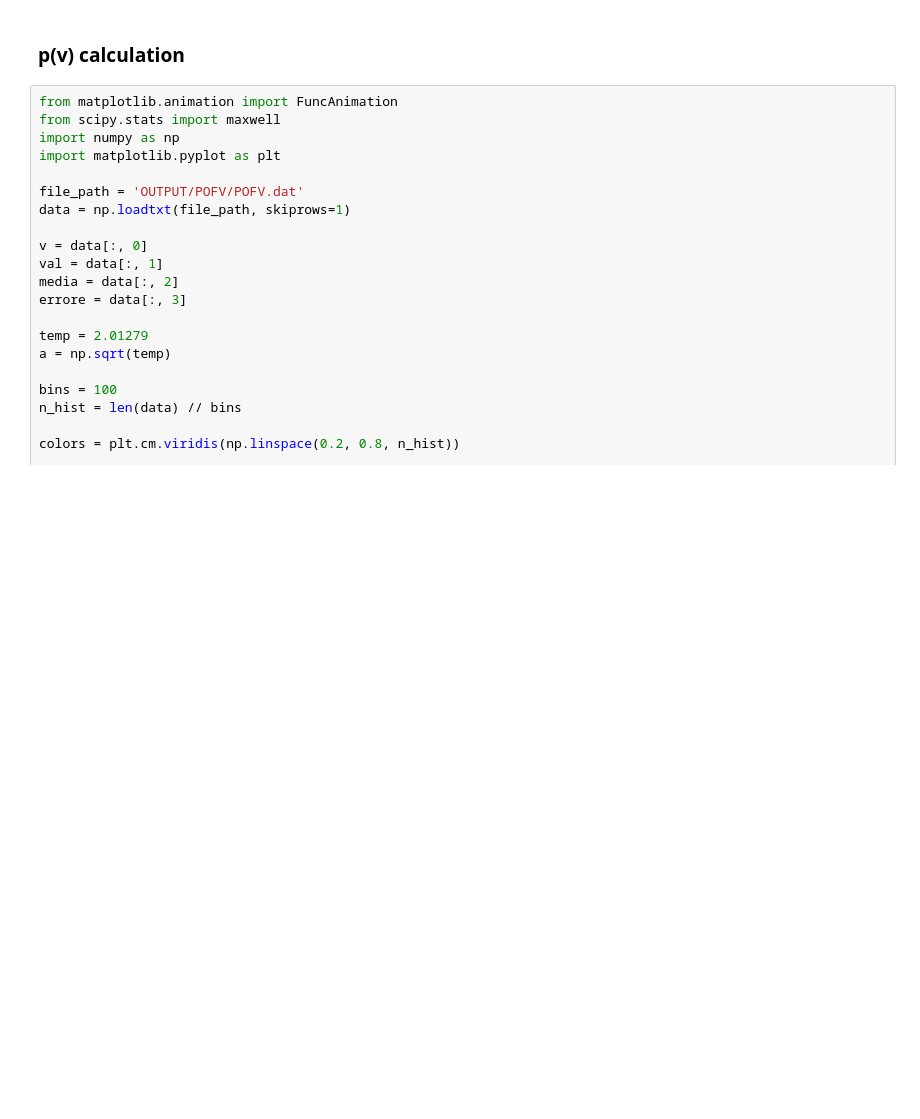
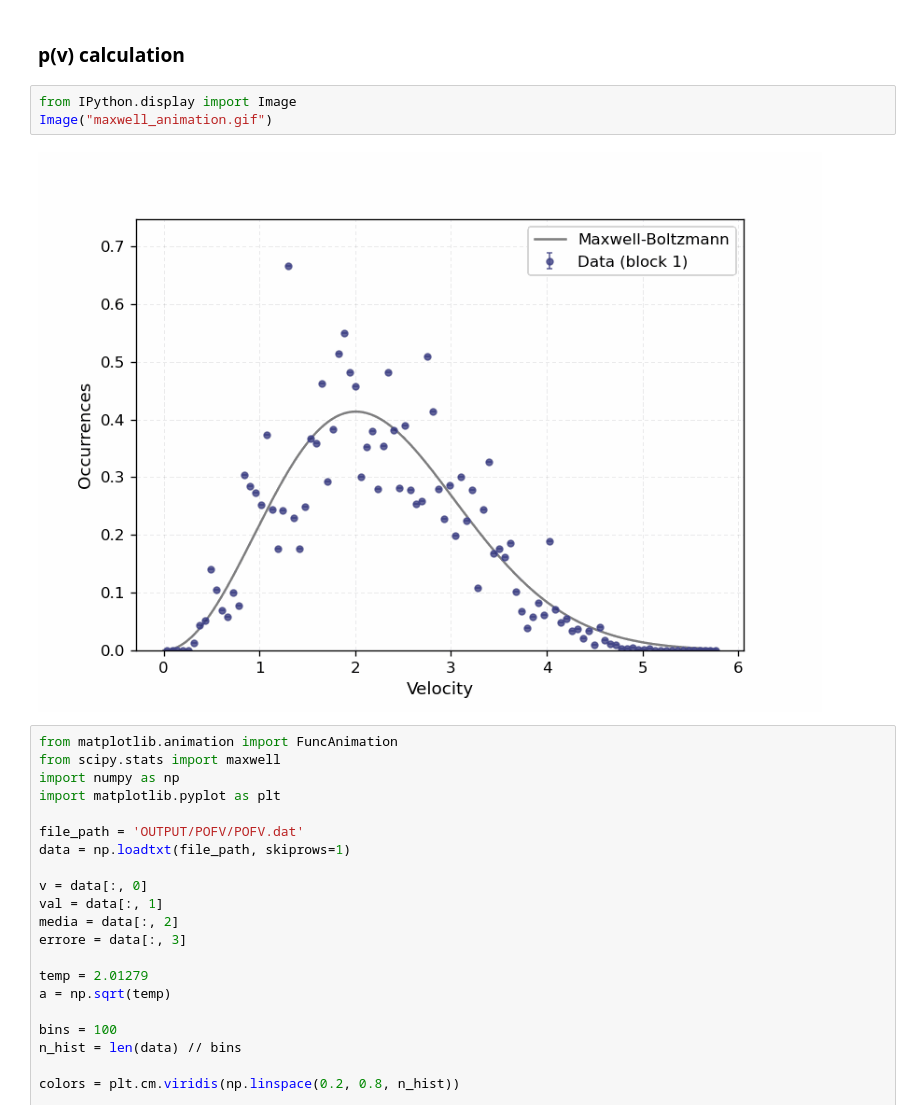
Before and after one commit to SMDP02/Numerical-Simulation---AA-2024-2025, a Jupyter notebook: Lect_4/DiPaolo_Lecture_4.ipynb, the cells around one changed output. Saved outputs shown, nothing was run; the diff lists cells and outputs as text; blank space fills up the shorter version.

```diff
--- a/Lect_4/DiPaolo_Lecture_4.ipynb
+++ b/Lect_4/DiPaolo_Lecture_4.ipynb
@@ -167,6 +167,11 @@ plot_all_data_with_averages('OUTPUT/POFV/temperature.dat', 'OUTPUT/POFV/potentia
 [figure]
 # %% [markdown]
 ### p(v) calculation
+# %%
+from IPython.display import Image
+Image("maxwell_animation.gif")
+# %% [output]
+[figure, added]
 # %%
 from matplotlib.animation import FuncAnimation
 from scipy.stats import maxwell
```
